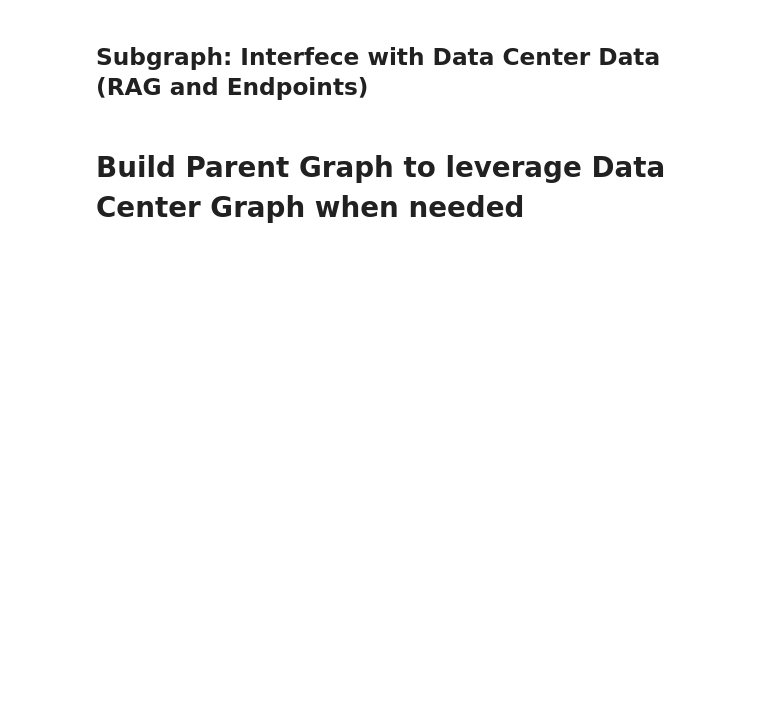
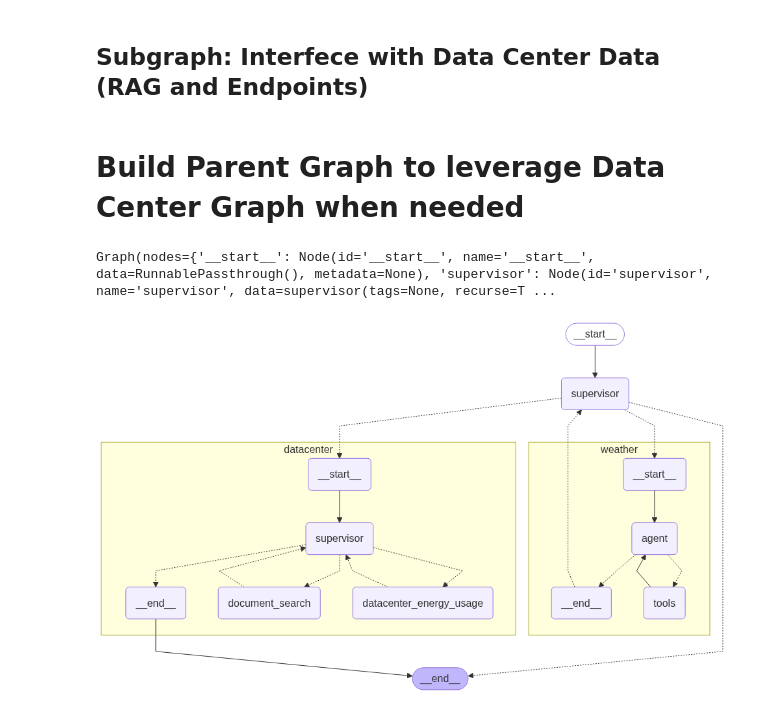
Before and after one commit to jonathanscholtes/azure-ai-foundry-agentic-workshop, a Jupyter notebook: src/Notebooks/langchain_06a-azure-ai-rag-agent_subgraph.ipynb, the cells around one changed output. Saved outputs shown, nothing was run; the diff lists cells and outputs as text; code cells hidden in the pictures; blank space fills up the shorter version.

Commit message:
process framework graph rendering

```diff
--- a/src/Notebooks/langchain_06a-azure-ai-rag-agent_subgraph.ipynb
+++ b/src/Notebooks/langchain_06a-azure-ai-rag-agent_subgraph.ipynb
@@ -107,6 +107,18 @@ builder.add_node("supervisor", supervisor)
 builder.set_entry_point("supervisor")
 
 graph = builder.compile()
+# %%
+graph.get_graph(xray=1)
+# %% [output]
+Graph(nodes={'__start__': Node(id='__start__', name='__start__', data=RunnablePassthrough(), metadata=None), 'supervisor': Node(id='supervisor', name='supervisor', data=supervisor(tags=None, recurse=T ...
+# %%
+try:
+    display(Image(graph.get_graph(xray=1).draw_mermaid_png()))
+except Exception as e:
+    print("⚠️ Unable to display the graph visualization. This won't affect the rest of the notebook.")
+    print(f"Reason: {e}")
+# %% [output]
+[figure, added]
 # %%
 for step in graph.stream({"messages": [{"role": "user", "content": "What data centers are in 'critical'?"}]}):
    pretty_print_messages(step)
```
Also changed, not shown: parts of 3 cells of this notebook, 3 other files.
